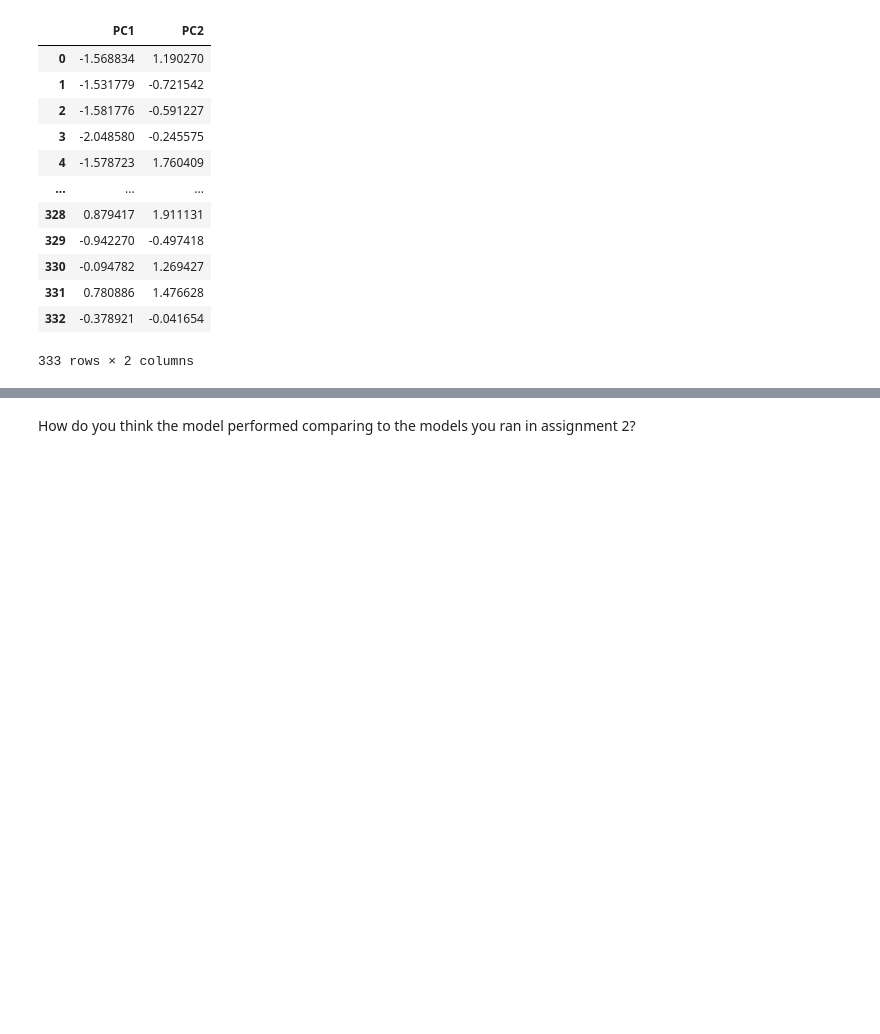
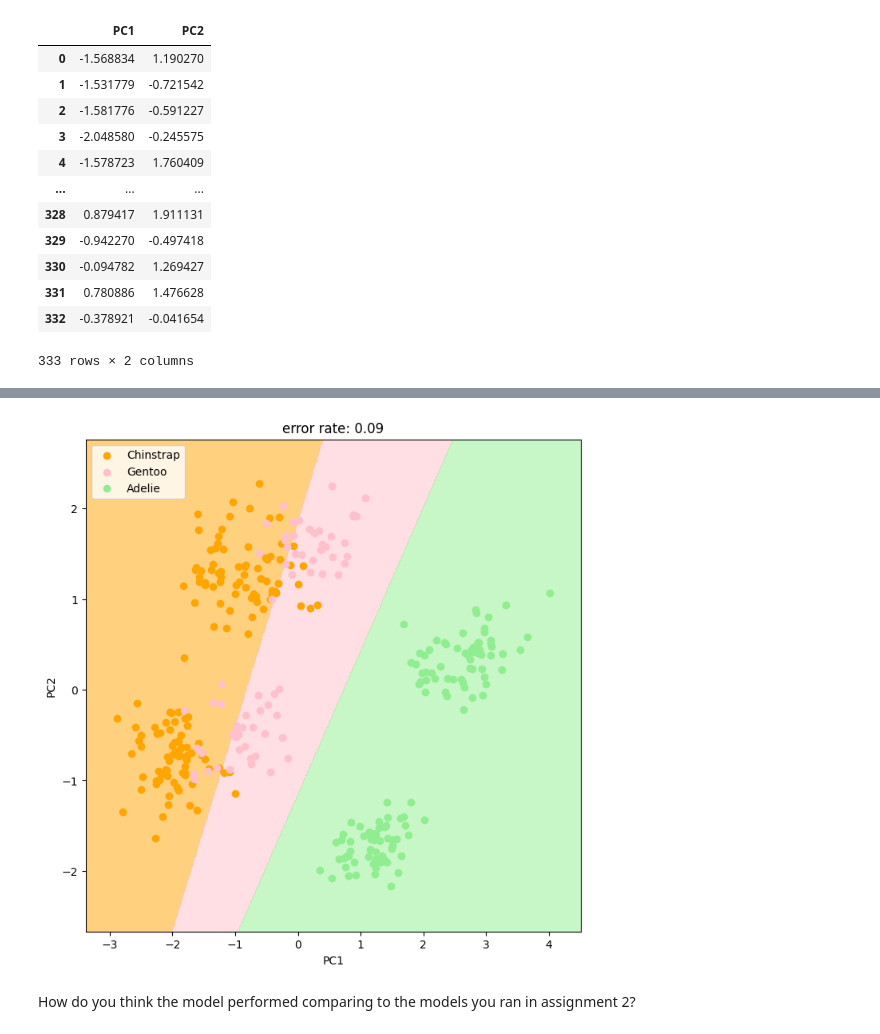
Before and after one commit to yuhanqianns94/Intro-to-ML, a Jupyter notebook: assignments/assn3/assn3.ipynb, the cells around one changed output, grey strips where cells are left out. Saved outputs shown, nothing was run; the diff lists cells and outputs as text; code cells hidden in the pictures; blank space fills up the shorter version.

```diff
--- a/assignments/assn3/assn3.ipynb
+++ b/assignments/assn3/assn3.ipynb
@@ -492,6 +490,8 @@ Yes, the first two principal vectors are orthogonal, since their dot product is
 From the loadings, the first principal component mainly reflects penguins with longer bills, longer flippers, greater body mass, contrasted with greater bill depth. The second principal component is driven mostly by bill depth and sex, with relatively small contributions from the other features.
 # %% [markdown]
 ### 2.3 Visualization
+# %%
+principalX = pd.DataFrame(pca.transform(X), columns=["PC1", "PC2"])
 # %%
 # just run this cell
 
@@ -563,3 +564,15 @@ principalX
+# %%
+# your code here
+lr = LogisticRegression(penalty='l2',multiclass =
+    C=1,
+    solver='lbfgs')
+lr.fit(principalX, y)
+
+y_pred = lr.predict(principalX)
+error = np.mean(y_pred != y)
+plot_decision_boundaries(principalX, y, lr, error)
+# %% [output]
+[figure, added]
 # %% [markdown]
 How do you think the model performed comparing to the models you ran in assignment 2?
 # %% [markdown]
```
Also changed, not shown: parts of 4 cells of this notebook.
